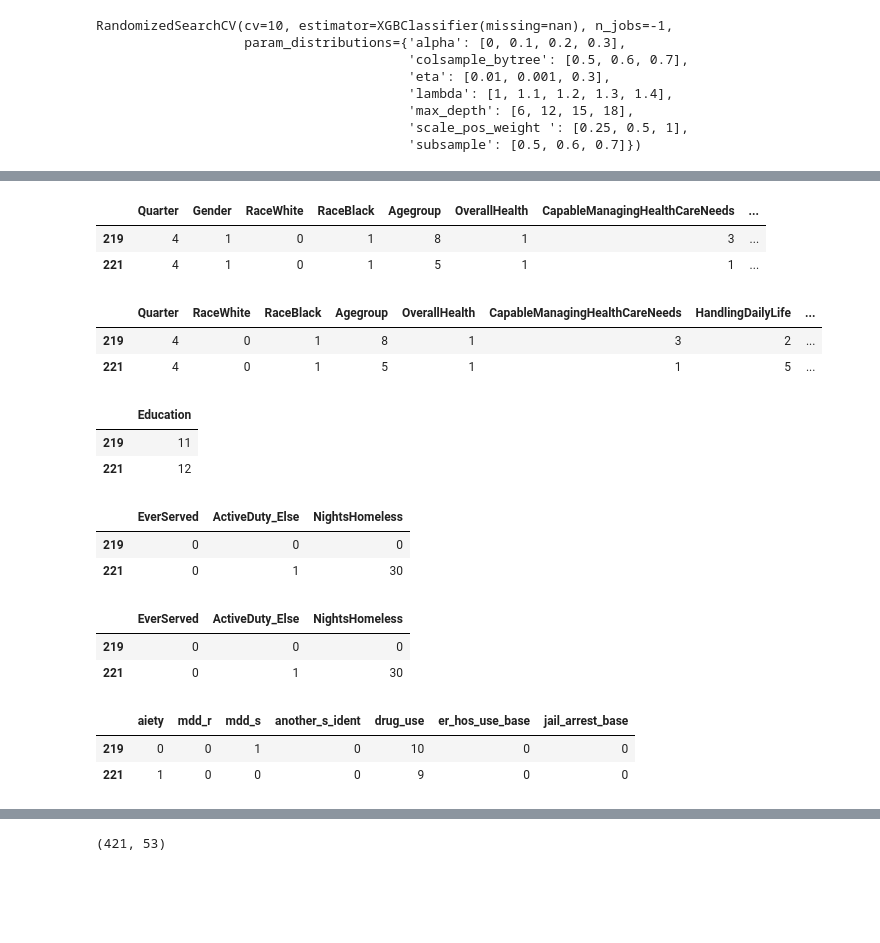
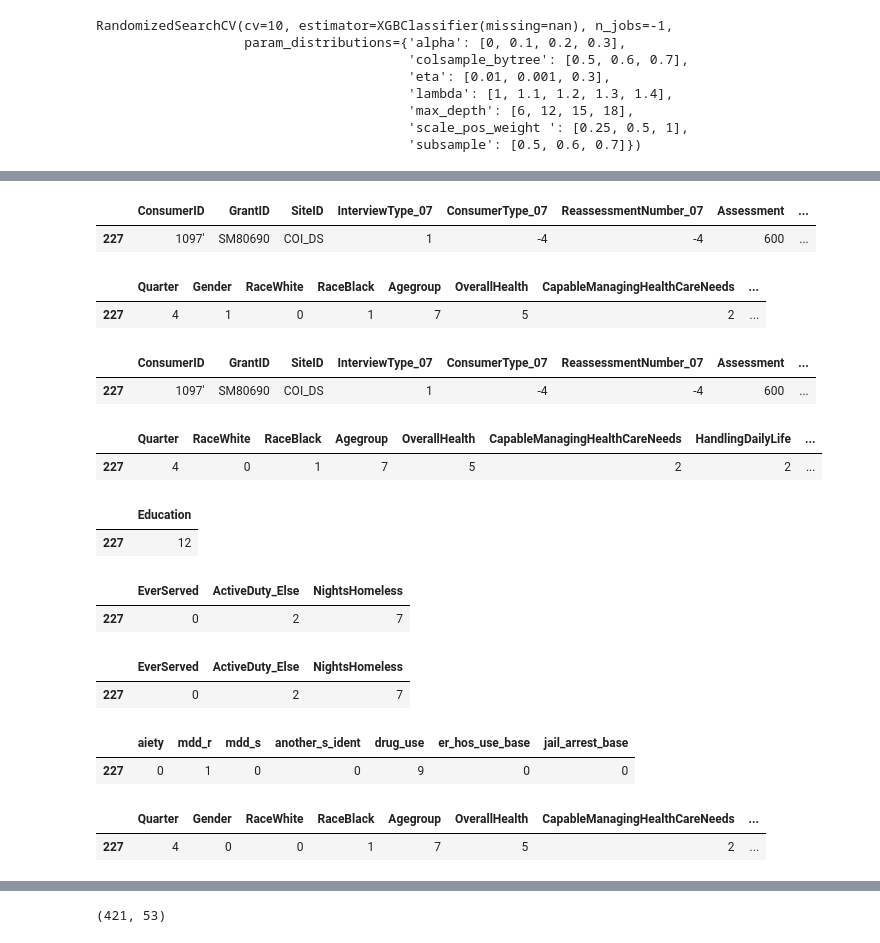
Before and after one commit to mhanauer/housing_xboost_python, a Jupyter notebook: house_dat_ML.ipynb, the cells around one changed output, grey strips where cells are left out. Cells and saved outputs as stored; diff of their text form; code cells hidden in the pictures; blank space fills up the shorter version.

```diff
--- a/house_dat_ML.ipynb
+++ b/house_dat_ML.ipynb
@@ -285,15 +420,20 @@ list(new_dat_pred.columns.values)
  'drug_use',
  'er_hos_use_base',
  'jail_arrest_base']
+# %%
+### Replicate data cleaning from r ehr_machine_learning
+fhhc_house_test_dat = pd.read_csv("fhhc_house_dat_8_21_20.csv", delimiter = ",")
+### Get two specific ids for baseline then subset
+#'1096', '1095'
+### Create filter variable
+new_clients = ["1097'"]
+fhhc_house_test_dat = fhhc_house_test_dat[fhhc_house_test_dat["ConsumerID"].isin(new_clients)]
+### Now get the variables from above
+fhhc_house_test_dat
+# %% [output]
+|  | ConsumerID | GrantID | SiteID | InterviewType_07 | ConsumerType_07 | ReassessmentNumber_07 | Assessment | ... |
+| 227 | 1097' | SM80690 | COI_DS | 1 | -4 | -4 | 600 | ... |
 # %%
-### Replicate data cleaning from r ehr_machine_learning
-fhhc_house_test_dat = pd.read_csv("fhhc_house_test_dat.csv", delimiter = ",")
-### Get two specific ids for baseline then subset
-#'1096', '1095'
-### Create filter variable
-new_clients = ["1096'", "'1095'"]
-fhhc_house_test_dat = fhhc_house_test_dat[fhhc_house_test_dat["ConsumerID"].isin(new_clients)]
-### Now get the variables from above
 predictors = fhhc_house_test_dat[['Quarter',
  'Gender',
  'RaceWhite',
@@ -314,35 +454,39 @@ predictors = fhhc_house_test_dat[['Quarter',
  'Depressed',
  'EverythingEffort',
  'Worthless',
  'PsychologicalEmotionalProblems',
  'LifeQuality',
  'EnoughEnergyForEverydayLife',
  'PerformDailyActivitiesSatisfaction',
  'HealthSatisfaction',
  'RelationshipSatisfaction',
  'SelfSatisfaction',
  'Tobacco_Use',
  'Alcohol_Use',
  'Cannabis_Use',
  'ViolenceTrauma',
  'Housing',
  'Education',
  'Employment',
  'EnoughMoneyForNeeds',
  'Friendships',
  'EnjoyPeople',
  'BelongInCommunity',
  'SupportFromFamily',
  'SupportiveFamilyFriends',
  'GenerallyAccomplishGoal',
  'EverServed',
  'ActiveDuty_Else',
  'NightsHomeless']]
 predictors
 # %% [output]
 |  | Quarter | Gender | RaceWhite | RaceBlack | Agegroup | OverallHealth | CapableManagingHealthCareNeeds | ... |
-| 219 | 4 | 1 | 0 | 1 | 8 | 1 | 3 | ... |
-| 221 | 4 | 1 | 0 | 1 | 5 | 1 | 1 | ... |
+| 227 | 4 | 1 | 0 | 1 | 7 | 5 | 2 | ... |
+# %%
+fhhc_house_test_dat
+# %% [output]
+|  | ConsumerID | GrantID | SiteID | InterviewType_07 | ConsumerType_07 | ReassessmentNumber_07 | Assessment | ... |
+| 227 | 1097' | SM80690 | COI_DS | 1 | -4 | -4 | 600 | ... |
 # %%
 ### Variables to create
 #'telehealth', 'grant','aiety','mdd_r', 'mdd_s', 'another_s_ident', 'drug_use', 'er_hos_use_base', 'jail_arrest_base'
@@ -472,8 +619,7 @@ predictors = predictors.drop(["Gender", "Employment"], axis = 1)
 predictors
 # %% [output]
 |  | Quarter | RaceWhite | RaceBlack | Agegroup | OverallHealth | CapableManagingHealthCareNeeds | HandlingDailyLife | ... |
-| 219 | 4 | 0 | 1 | 8 | 1 | 3 | 2 | ... |
-| 221 | 4 | 0 | 1 | 5 | 1 | 1 | 5 | ... |
+| 227 | 4 | 0 | 1 | 7 | 5 | 2 | 2 | ... |
 # %%
 #### Get quarter and gender
 Quarter = predictors.iloc[:,0]
@@ -487,8 +633,7 @@ Education  = pd.DataFrame(Education)
 Education
 # %% [output]
 |  | Education |
-| 219 | 11 |
-| 221 | 12 |
+| 227 | 12 |
 # %%
 ### Now get race RaceWhite to ViolenceTrauma
 RaceWhite_to_ViolenceTrauma =  predictors.iloc[:,1:30]
@@ -499,14 +644,12 @@ EverServed_to_NightsHomeless = predictors.iloc[:,39:42]
 EverServed_to_NightsHomeless
 # %% [output]
 |  | EverServed | ActiveDuty_Else | NightsHomeless |
-| 219 | 0 | 0 | 0 |
-| 221 | 0 | 1 | 30 |
+| 227 | 0 | 2 | 7 |
 # %%
 EverServed_to_NightsHomeless
 # %% [output]
 |  | EverServed | ActiveDuty_Else | NightsHomeless |
-| 219 | 0 | 0 | 0 |
-| 221 | 0 | 1 | 30 |
+| 227 | 0 | 2 | 7 |
 # %%
 ### Add variables to predictors
 frames_post =  [aiety, mdd_r, mdd_s, another_s_ident,drug_use , er_hos_use_base , jail_arrest_base]
@@ -514,5 +657,11 @@ post_pred = pd.concat(frames_post, axis = 1)
 post_pred
 # %% [output]
 |  | aiety | mdd_r | mdd_s | another_s_ident | drug_use | er_hos_use_base | jail_arrest_base |
-| 219 | 0 | 0 | 1 | 0 | 10 | 0 | 0 |
-| 221 | 1 | 0 | 0 | 0 | 9 | 0 | 0 |
+| 227 | 0 | 1 | 0 | 0 | 9 | 0 | 0 |
+# %%
+frames = [Quarter, Gender, RaceWhite_to_ViolenceTrauma, Housing, Education, Employment, EnoughMoneyForNeeds_to_GenerallyAccomplishGoal, telehealth, grant, EverServed_to_NightsHomeless, post_pred]
+predictors_ordered = pd.concat(frames, axis = 1)
+predictors_ordered
+# %% [output]
+|  | Quarter | Gender | RaceWhite | RaceBlack | Agegroup | OverallHealth | CapableManagingHealthCareNeeds | ... |
+| 227 | 4 | 0 | 0 | 1 | 7 | 5 | 2 | ... |
```
Also changed, not shown: parts of 27 cells of this notebook.
